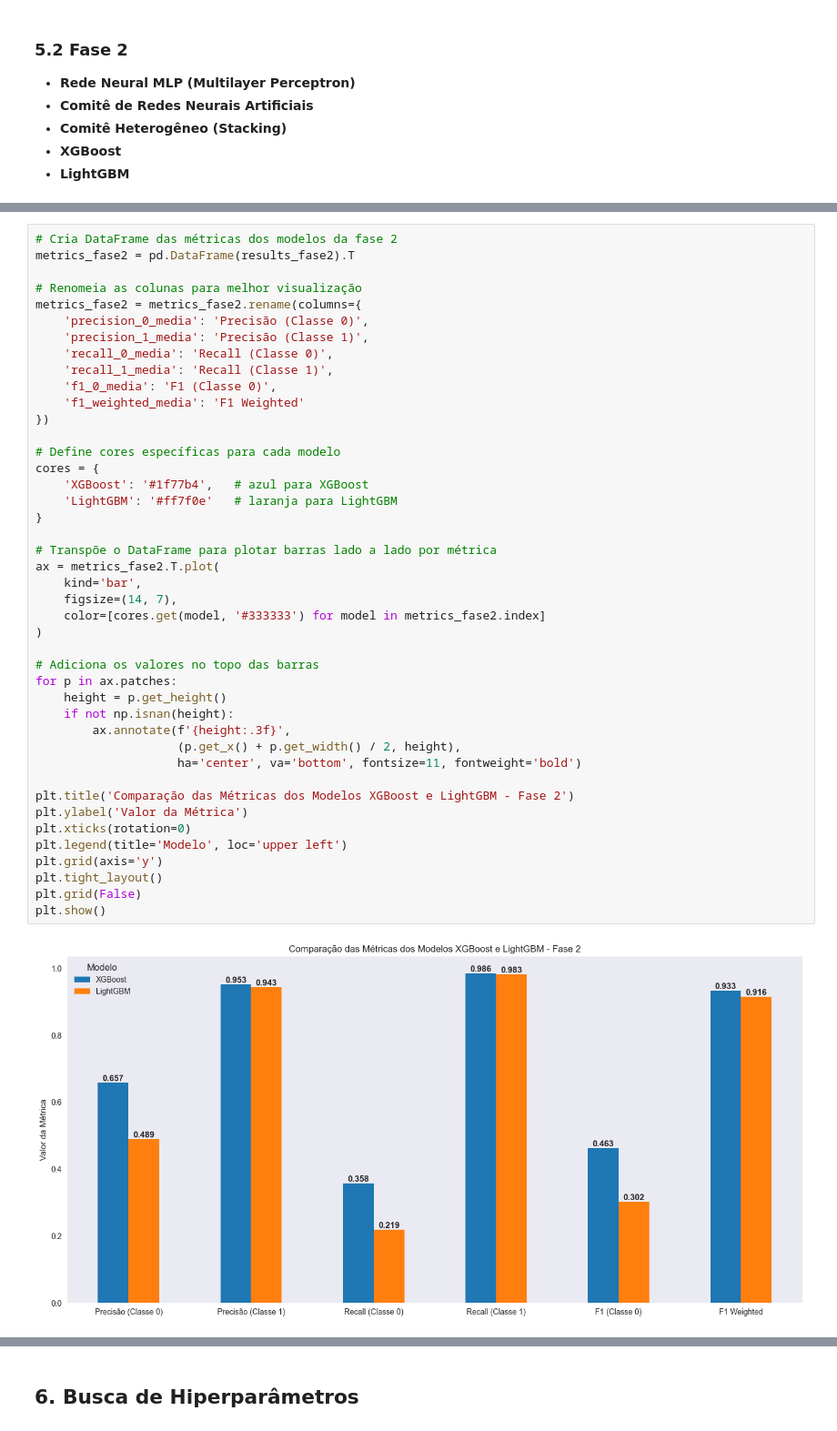
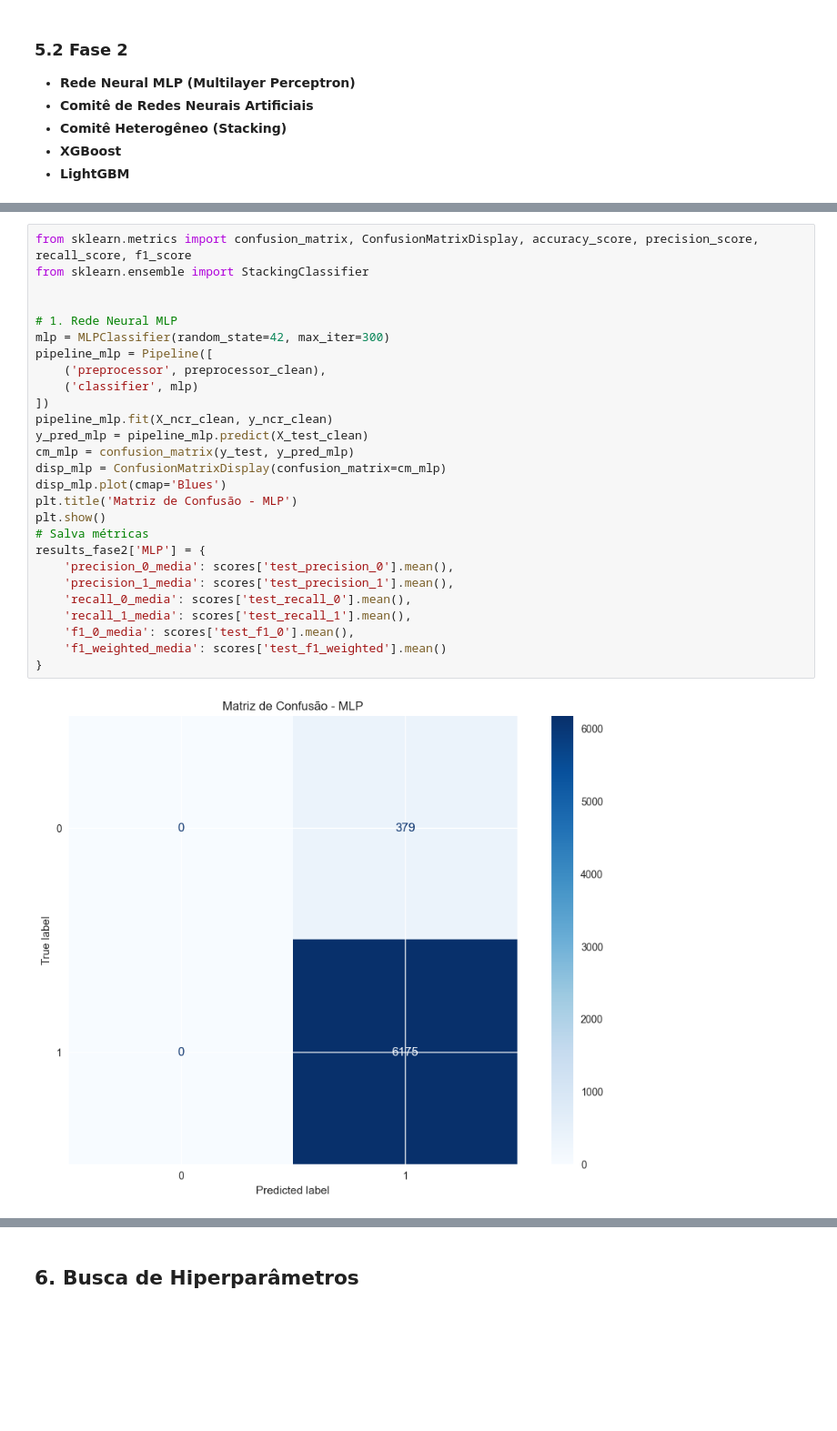
Before and after one commit to Eduardocin/employee-access-predictor, a Jupyter notebook: projeto_models.ipynb, the cells around one changed output, grey strips where cells are left out. Shown at 91% size. Drawn from its saved outputs; the diff is of its cells as text; blank space fills up the shorter version.

```diff
--- a/projeto_models.ipynb
+++ b/projeto_models.ipynb
@@ -505,45 +497,29 @@ Avaliando modelo: LightGBM...
-# %%
-# Cria DataFrame das métricas dos modelos da fase 2
-metrics_fase2 = pd.DataFrame(results_fase2).T
-
-# Renomeia as colunas para melhor visualização
-metrics_fase2 = metrics_fase2.rename(columns={
-    'precision_0_media': 'Precisão (Classe 0)',
-    'precision_1_media': 'Precisão (Classe 1)',
-    'recall_0_media': 'Recall (Classe 0)',
-    'recall_1_media': 'Recall (Classe 1)',
-    'f1_0_media': 'F1 (Classe 0)',
-    'f1_weighted_media': 'F1 Weighted'
-})
-
-# Define cores específicas para cada modelo
-cores = {
-    'XGBoost': '#1f77b4',   # azul para XGBoost
-    'LightGBM': '#ff7f0e'   # laranja para LightGBM
-}
-
-# Transpõe o DataFrame para plotar barras lado a lado por métrica
-ax = metrics_fase2.T.plot(
-    kind='bar',
-    figsize=(14, 7),
-    color=[cores.get(model, '#333333') for model in metrics_fase2.index]
-)
-
-# Adiciona os valores no topo das barras
-for p in ax.patches:
-    height = p.get_height()
-    if not np.isnan(height):
-        ax.annotate(f'{height:.3f}',
-                    (p.get_x() + p.get_width() / 2, height),
-                    ha='center', va='bottom', fontsize=11, fontweight='bold')
-
-plt.title('Comparação das Métricas dos Modelos XGBoost e LightGBM - Fase 2')
-plt.ylabel('Valor da Métrica')
-plt.xticks(rotation=0)
-plt.legend(title='Modelo', loc='upper left')
-plt.grid(axis='y')
-plt.tight_layout()
-plt.grid(False)
-plt.show()
-# %% [output]
-[figure, removed]
+# %%
+from sklearn.metrics import confusion_matrix, ConfusionMatrixDisplay, accuracy_score, precision_score, recall_score, f1_score
+from sklearn.ensemble import StackingClassifier
+
+
+# 1. Rede Neural MLP
+mlp = MLPClassifier(random_state=42, max_iter=300)
+pipeline_mlp = Pipeline([
+    ('preprocessor', preprocessor_clean),
+    ('classifier', mlp)
+])
+pipeline_mlp.fit(X_ncr_clean, y_ncr_clean)
+y_pred_mlp = pipeline_mlp.predict(X_test_clean)
+cm_mlp = confusion_matrix(y_test, y_pred_mlp)
+disp_mlp = ConfusionMatrixDisplay(confusion_matrix=cm_mlp)
+disp_mlp.plot(cmap='Blues')
+plt.title('Matriz de Confusão - MLP')
+plt.show()
+# Salva métricas
+results_fase2['MLP'] = {
+    'precision_0_media': scores['test_precision_0'].mean(),
+    'precision_1_media': scores['test_precision_1'].mean(),
+    'recall_0_media': scores['test_recall_0'].mean(),
+    'recall_1_media': scores['test_recall_1'].mean(),
+    'f1_0_media': scores['test_f1_0'].mean(),
+    'f1_weighted_media': scores['test_f1_weighted'].mean()
+}
+# %% [output]
+[figure, added]
```
Also changed, not shown: parts of 14 cells of this notebook, 2 other files.
